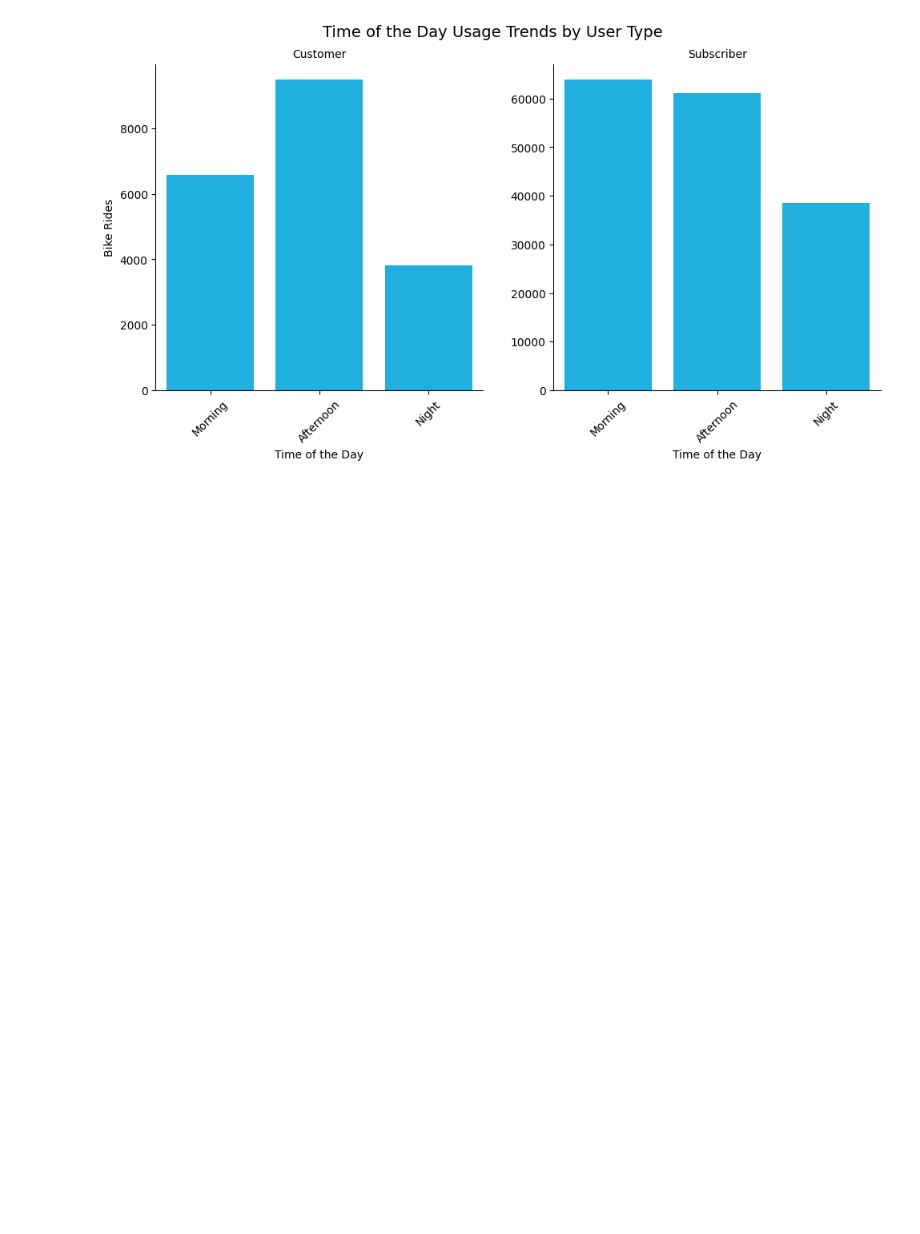
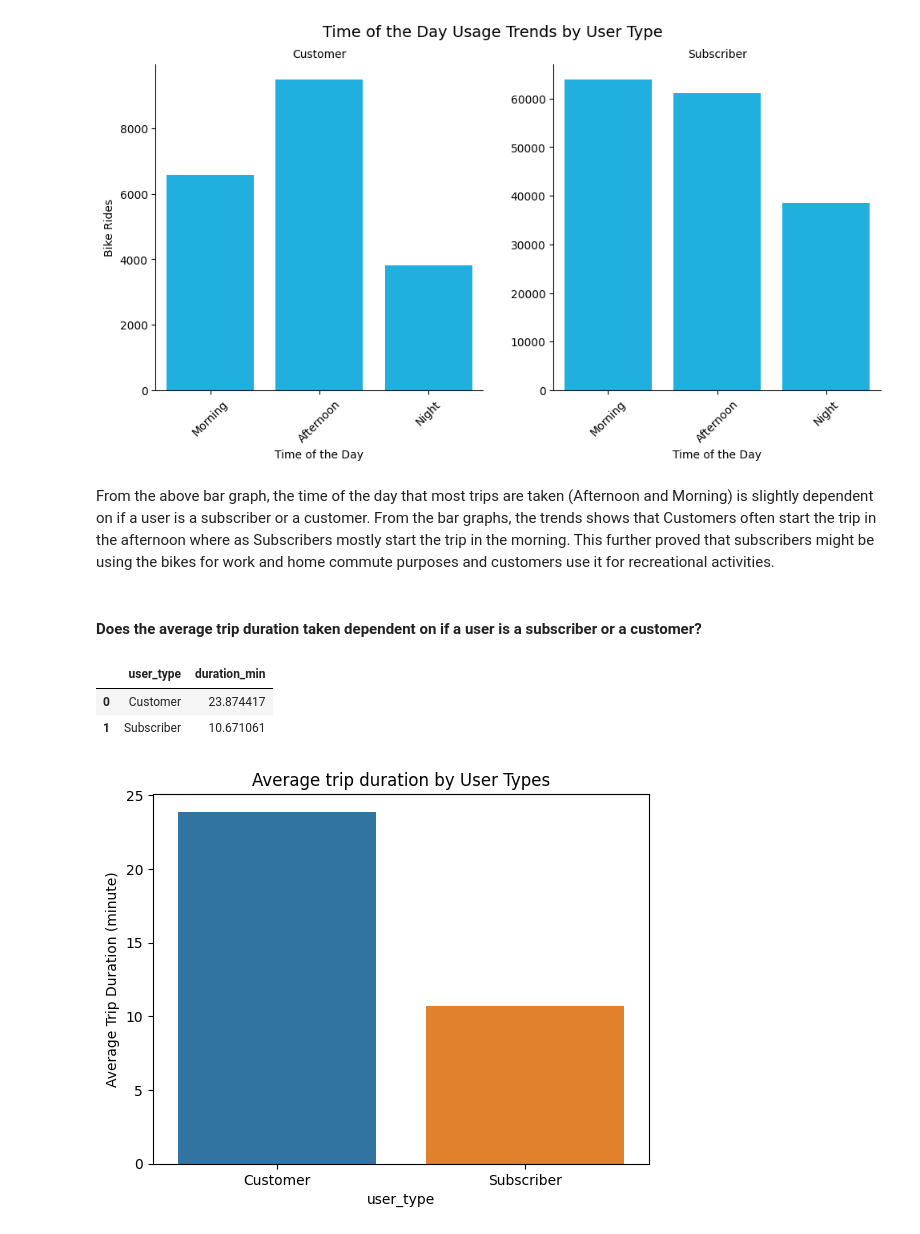
Before and after one commit to HoangMinh153/Data-Analyst, a Jupyter notebook: exercise.ipynb, the cells around one changed output. Cells and saved outputs as stored; diff of their text form; code cells hidden in the pictures; blank space fills up the shorter version.

Commit message:
feat(): Update insight about user type and delete the old code

```diff
--- a/exercise.ipynb
+++ b/exercise.ipynb
@@ -538,3 +523,22 @@ g.set_xticklabels(rotation = 45)
 # %% [output]
 <seaborn.axisgrid.FacetGrid at 0x...>
 [figure]
+# %% [markdown]
+From the above bar graph, the time of the day that most trips are taken (Afternoon and Morning) is slightly dependent on if a user is a subscriber or a customer. From the bar graphs, the trends shows that Customers often start the trip in the afternoon where as Subscribers mostly start the trip in the morning. This further proved that subscribers might be using the bikes for work and home commute purposes and customers use it for recreational activities.
+# %% [markdown]
+#### Does the average trip duration taken dependent on if a user is a subscriber or a customer?
+# %%
+# Average trip duration mean plot
+grouped_user_type_duration = df_new[['user_type','duration_min']].groupby(['user_type'],as_index= False).mean()
+# show analysis
+display(grouped_user_type_duration)
+
+sns.barplot(x='user_type', y='duration_min', data=grouped_user_type_duration)
+plt.title("Average trip duration by User Types")
+plt.ylabel("Average Trip Duration (minute)")
+plt.show()
+# %% [output]
+|  | user_type | duration_min |
+| 0 | Customer | 23.874417 |
+| 1 | Subscriber | 10.671061 |
+[figure, added]
```
Also changed, not shown: parts of 5 cells of this notebook, 1 other file.
